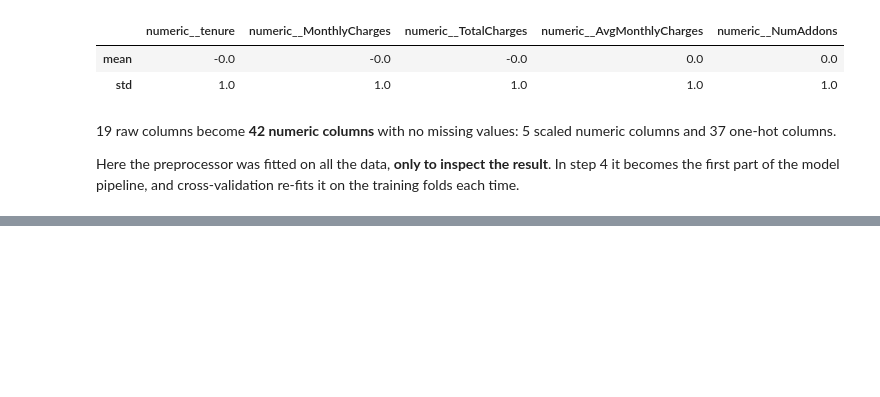
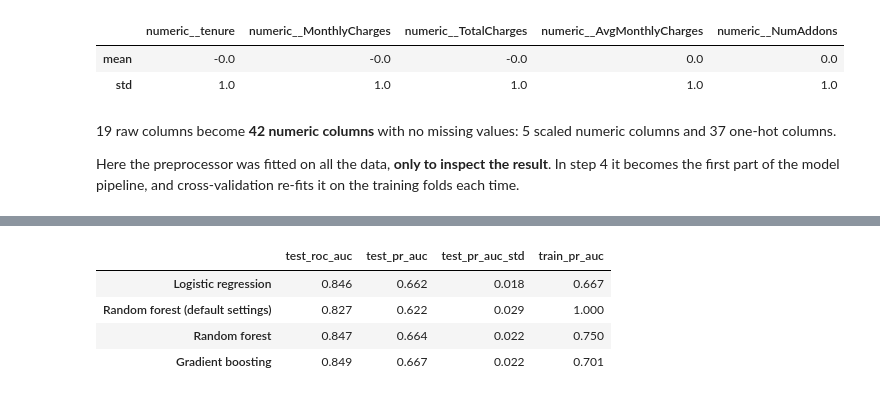
Before and after one commit to MuteMuty/telco-churn, a Jupyter notebook: notebooks/churn_analysis.ipynb, the cells around one changed output, grey strips where cells are left out. Cells and saved outputs as stored; diff of their text form; code cells hidden in the pictures; blank space fills up the shorter version.

Commit message:
Train and compare models, choose logistic regression

```diff
--- a/notebooks/churn_analysis.ipynb
+++ b/notebooks/churn_analysis.ipynb
@@ -384,0 +402,4 @@ Here the preprocessor was fitted on all the data, **only to inspect the result**
+# %%
+X_train, X_test, y_train, y_test = split_train_test(X, y)
+print(f"train: {X_train.shape[0]:,} customers, churn {y_train.mean():.1%}")
+print(f"test:  {X_test.shape[0]:,} customers, churn {y_test.mean():.1%}")
@@ -384,0 +421,9 @@ Here the preprocessor was fitted on all the data, **only to inspect the result**
+# %%
+cv_results = cross_validate_models(candidate_models(), X_train, y_train)
+cv_results[["test_roc_auc", "test_pr_auc", "test_pr_auc_std", "train_pr_auc"]].round(3)
+# %% [output]
+|  | test_roc_auc | test_pr_auc | test_pr_auc_std | train_pr_auc |
+| Logistic regression | 0.846 | 0.662 | 0.018 | 0.667 |
+| Random forest (default settings) | 0.827 | 0.622 | 0.029 | 1.000 |
+| Random forest | 0.847 | 0.664 | 0.022 | 0.750 |
+| Gradient boosting | 0.849 | 0.667 | 0.022 | 0.701 |
```
Also changed, not shown: parts of 13 cells of this notebook, 2 other files.
